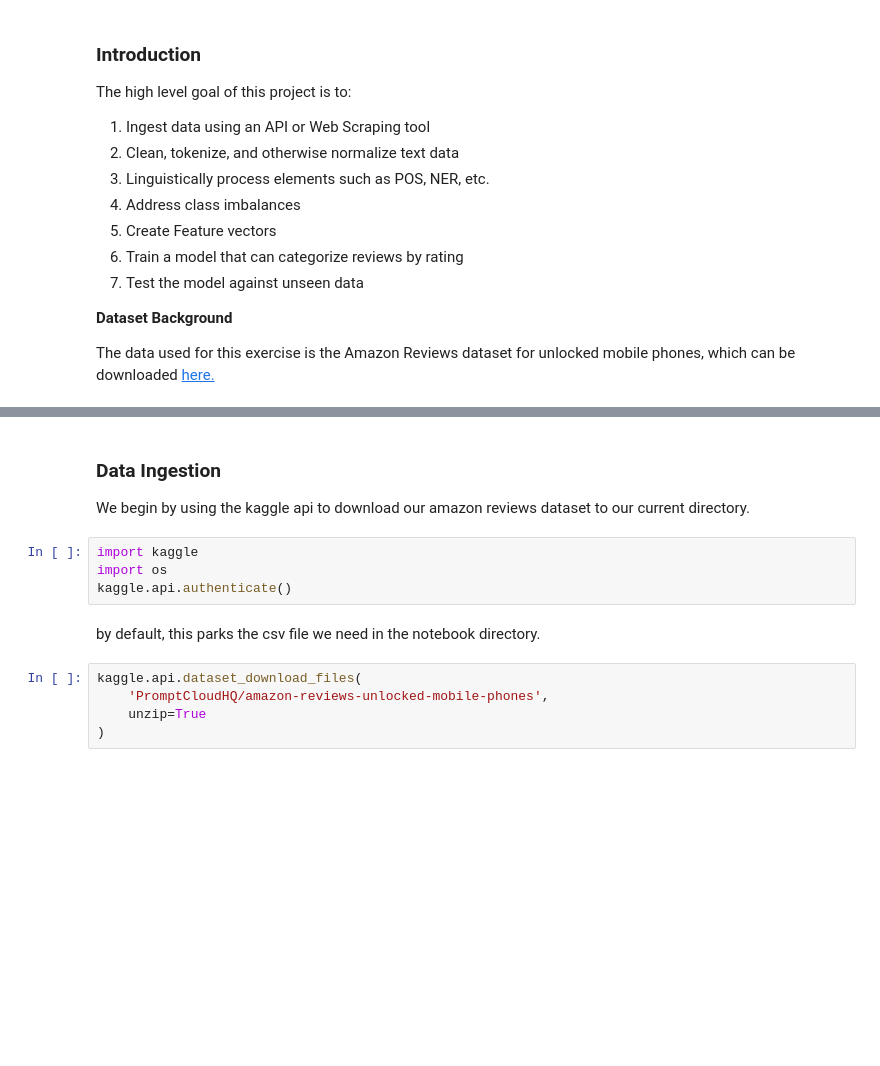
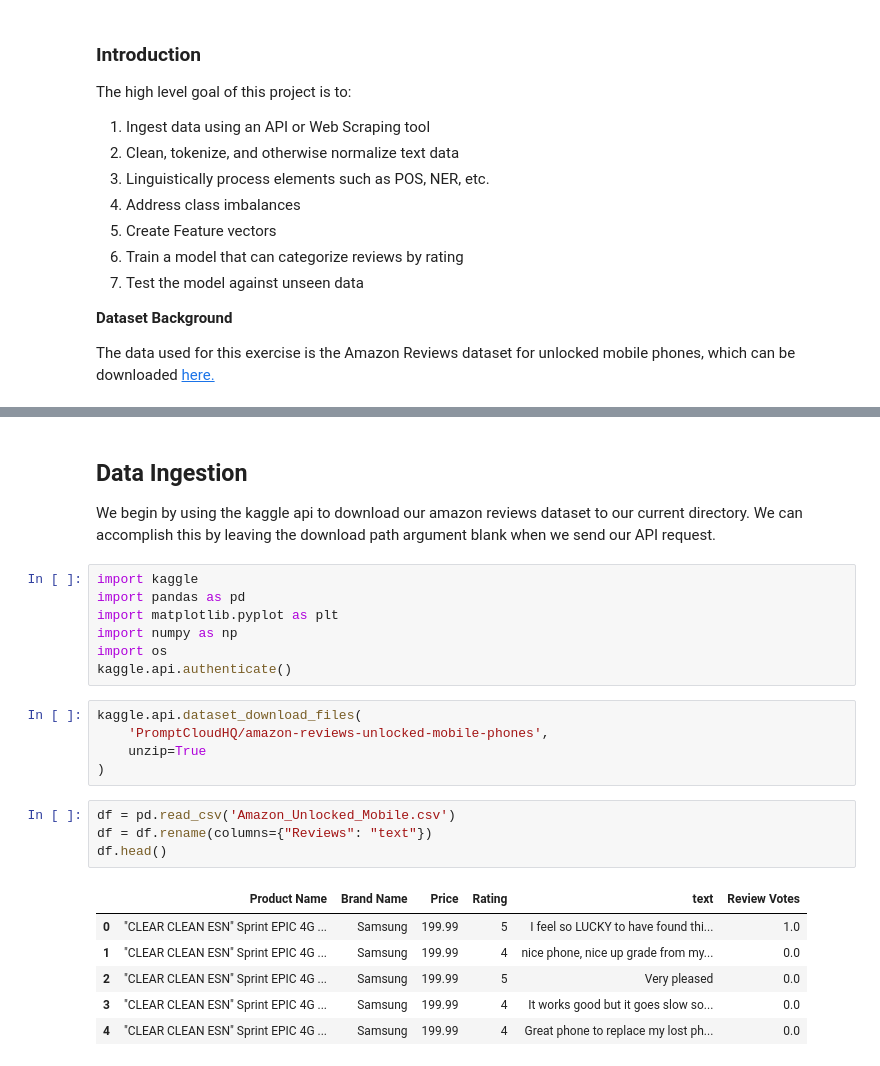
Before and after one commit to kayfilipp/text_mining_amazon_unlocked, a Jupyter notebook: Review_classification.ipynb, the cells around one changed output, grey strips where cells are left out. Saved outputs shown, nothing was run; the diff lists cells and outputs as text; blank space fills up the shorter version.

```diff
--- a/Untitled.ipynb
+++ b/Review_classification.ipynb
@@ -29,16 +29,29 @@ The high level goal of this project is to:
 #### Phase 1: Data Ingestion and Cleaning
 ![data_ingestion_pipeline.jpg](attachment:data_ingestion_pipeline.jpg)
 # %% [markdown]
-### Data Ingestion
+## Data Ingestion
 We begin by using the kaggle api to download our amazon reviews dataset to our current directory.
+We can accomplish this by leaving the download path argument blank when we send our API request.
 # %%
 import kaggle
+import pandas as pd
+import matplotlib.pyplot as plt
+import numpy as np
 import os
 kaggle.api.authenticate()
-# %% [markdown]
-by default, this parks the csv file we need in the notebook directory.
 # %%
 kaggle.api.dataset_download_files(
     'PromptCloudHQ/amazon-reviews-unlocked-mobile-phones',
     unzip=True
 )
+# %%
+df = pd.read_csv('Amazon_Unlocked_Mobile.csv')
+df = df.rename(columns={"Reviews": "text"})
+df.head()
+# %% [output]
+|  | Product Name | Brand Name | Price | Rating | text | Review Votes |
+| 0 | "CLEAR CLEAN ESN" Sprint EPIC 4G ... | Samsung | 199.99 | 5 | I feel so LUCKY to have found thi... | 1.0 |
+| 1 | "CLEAR CLEAN ESN" Sprint EPIC 4G ... | Samsung | 199.99 | 4 | nice phone, nice up grade from my... | 0.0 |
+| 2 | "CLEAR CLEAN ESN" Sprint EPIC 4G ... | Samsung | 199.99 | 5 | Very pleased | 0.0 |
+| 3 | "CLEAR CLEAN ESN" Sprint EPIC 4G ... | Samsung | 199.99 | 4 | It works good but it goes slow so... | 0.0 |
+| 4 | "CLEAR CLEAN ESN" Sprint EPIC 4G ... | Samsung | 199.99 | 4 | Great phone to replace my lost ph... | 0.0 |
```
Also changed, not shown: parts of 6 cells of this notebook.
